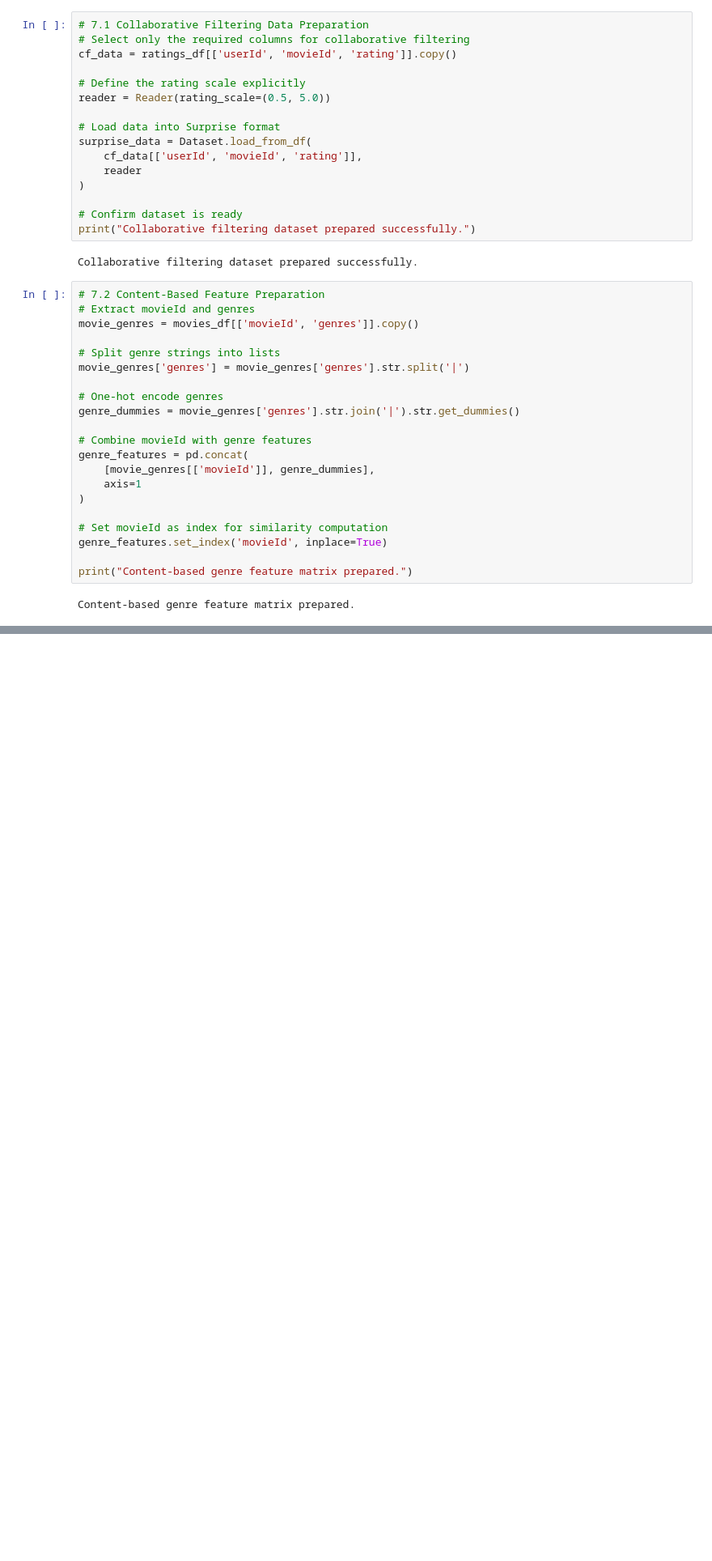
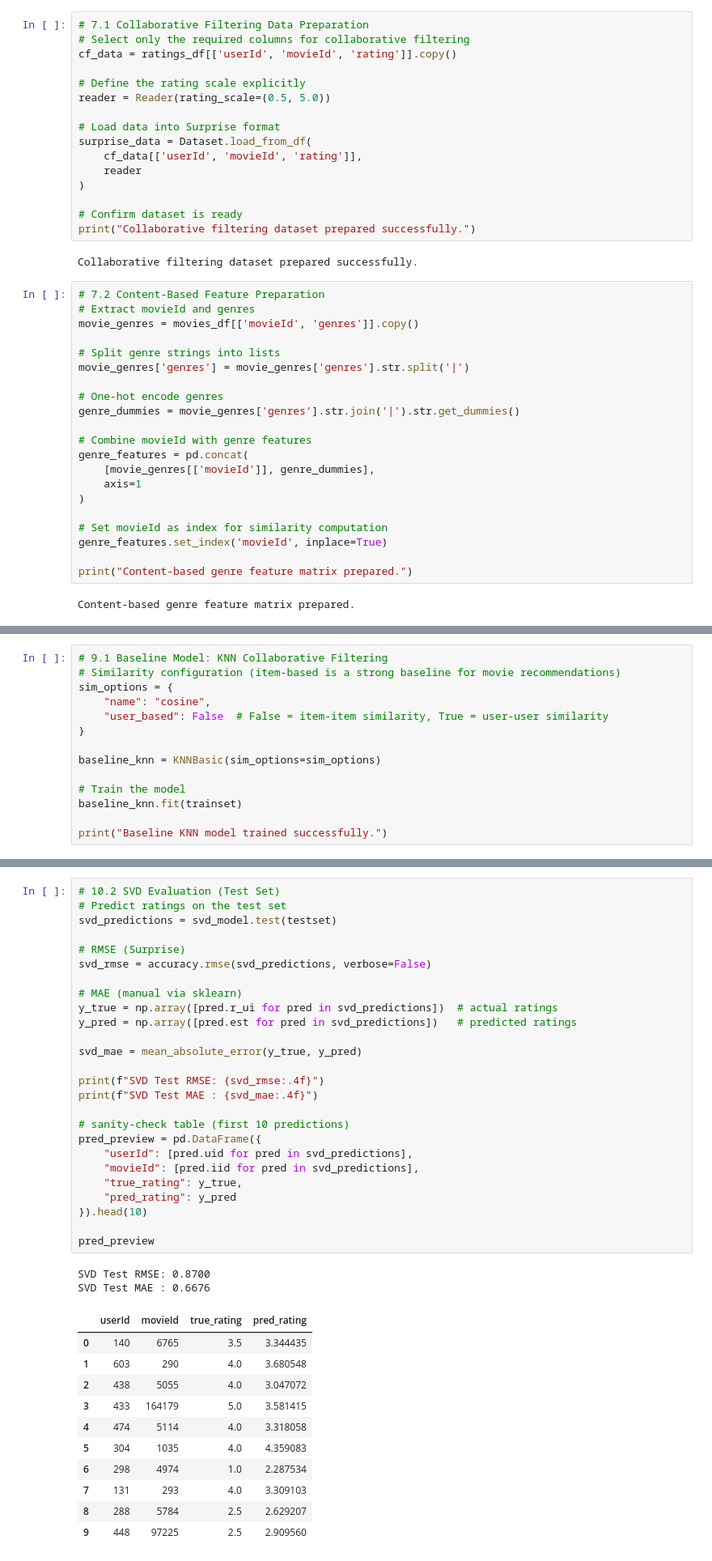
Before and after one commit to MrDenzy/Phase-4-Project---Movie-Recommendation-System, a Jupyter notebook: notebook/jasho.ipynb, the cells around one changed output, grey strips where cells are left out. Shown at 81% size. Saved outputs shown, nothing was run; the diff lists cells and outputs as text; blank space fills up the shorter version.

Commit message:
Done with CF and advanced CF model using matrix factorization (SVD)

```diff
--- a/notebook/jasho.ipynb
+++ b/notebook/jasho.ipynb
@@ -302,0 +323,14 @@ Content-based genre feature matrix prepared.
+# %%
+# 9.1 Baseline Model: KNN Collaborative Filtering
+# Similarity configuration (item-based is a strong baseline for movie recommendations)
+sim_options = {
+    "name": "cosine",
+    "user_based": False  # False = item-item similarity, True = user-user similarity
+}
+
+baseline_knn = KNNBasic(sim_options=sim_options)
+
+# Train the model
+baseline_knn.fit(trainset)
+
+print("Baseline KNN model trained successfully.")
@@ -302,0 +400,40 @@ Content-based genre feature matrix prepared.
+# %%
+# 10.2 SVD Evaluation (Test Set)
+# Predict ratings on the test set
+svd_predictions = svd_model.test(testset)
+
+# RMSE (Surprise)
+svd_rmse = accuracy.rmse(svd_predictions, verbose=False)
+
+# MAE (manual via sklearn)
+y_true = np.array([pred.r_ui for pred in svd_predictions])  # actual ratings
+y_pred = np.array([pred.est for pred in svd_predictions])   # predicted ratings
+
+svd_mae = mean_absolute_error(y_true, y_pred)
+
+print(f"SVD Test RMSE: {svd_rmse:.4f}")
+print(f"SVD Test MAE : {svd_mae:.4f}")
+
+# sanity-check table (first 10 predictions)
+pred_preview = pd.DataFrame({
+    "userId": [pred.uid for pred in svd_predictions],
+    "movieId": [pred.iid for pred in svd_predictions],
+    "true_rating": y_true,
+    "pred_rating": y_pred
+}).head(10)
+
+pred_preview
+# %% [output]
+SVD Test RMSE: 0.8700
+SVD Test MAE : 0.6676
+|  | userId | movieId | true_rating | pred_rating |
+| 0 | 140 | 6765 | 3.5 | 3.344435 |
+| 1 | 603 | 290 | 4.0 | 3.680548 |
+| 2 | 438 | 5055 | 4.0 | 3.047072 |
+| 3 | 433 | 164179 | 5.0 | 3.581415 |
+| 4 | 474 | 5114 | 4.0 | 3.318058 |
+| 5 | 304 | 1035 | 4.0 | 4.359083 |
+| 6 | 298 | 4974 | 1.0 | 2.287534 |
+| 7 | 131 | 293 | 4.0 | 3.309103 |
+| 8 | 288 | 5784 | 2.5 | 2.629207 |
+| 9 | 448 | 97225 | 2.5 | 2.909560 |
```
Also changed, not shown: parts of 11 cells of this notebook.
